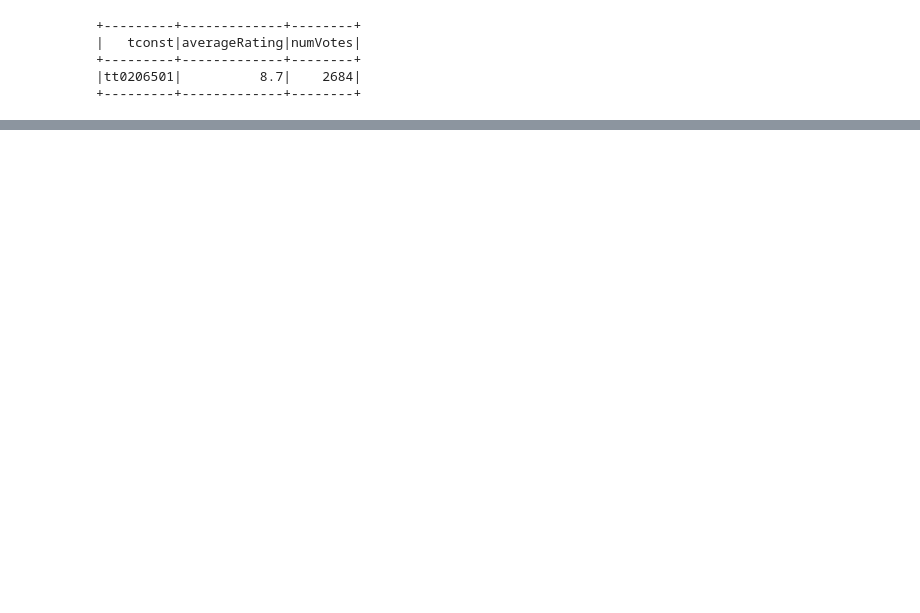
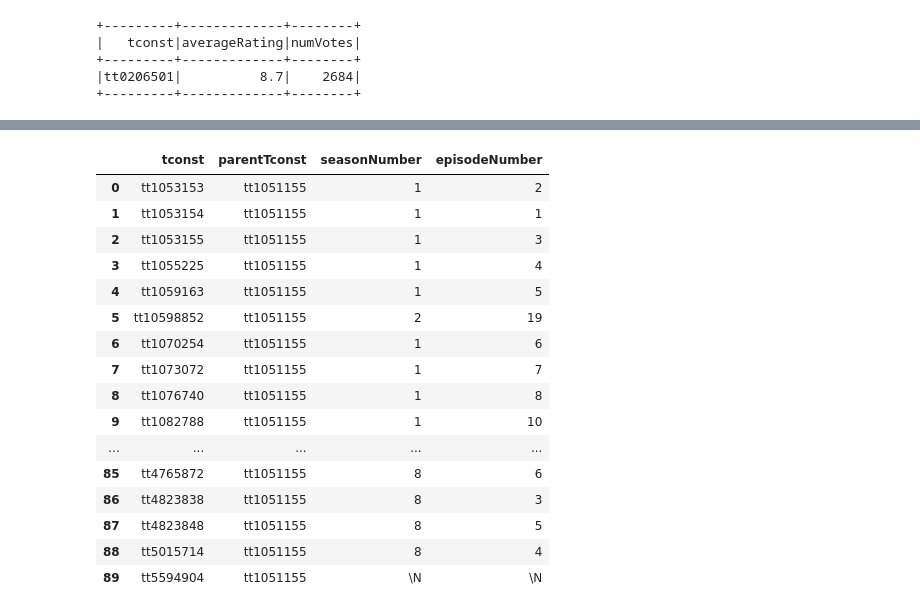
Before and after one commit to vichShir/netflix-analysis, a Jupyter notebook: notebooks/Netflix_Analysis.ipynb, the cells around one changed output, grey strips where cells are left out. Drawn from its saved outputs; the diff is of its cells as text; code cells hidden in the pictures; blank space fills up the shorter version.

```diff
--- a/notebooks/Netflix_Analysis.ipynb
+++ b/notebooks/Netflix_Analysis.ipynb
@@ -664,0 +600,21 @@ WHERE r.tconst = 'tt12930534' \
+# %%
+episode_df.registerTempTable("episode_df")
+spark.sql("SELECT * FROM episode_df WHERE parentTconst = 'tt1051155'").toPandas()
+# %% [output]
+|  | tconst | parentTconst | seasonNumber | episodeNumber |
+| 0 | tt1053153 | tt1051155 | 1 | 2 |
+| 1 | tt1053154 | tt1051155 | 1 | 1 |
+| 2 | tt1053155 | tt1051155 | 1 | 3 |
+| 3 | tt1055225 | tt1051155 | 1 | 4 |
+| 4 | tt1059163 | tt1051155 | 1 | 5 |
+| 5 | tt10598852 | tt1051155 | 2 | 19 |
+| 6 | tt1070254 | tt1051155 | 1 | 6 |
+| 7 | tt1073072 | tt1051155 | 1 | 7 |
+| 8 | tt1076740 | tt1051155 | 1 | 8 |
+| 9 | tt1082788 | tt1051155 | 1 | 10 |
+| ... | ... | ... | ... | ... |
+| 85 | tt4765872 | tt1051155 | 8 | 6 |
+| 86 | tt4823838 | tt1051155 | 8 | 3 |
+| 87 | tt4823848 | tt1051155 | 8 | 5 |
+| 88 | tt5015714 | tt1051155 | 8 | 4 |
+| 89 | tt5594904 | tt1051155 | \N | \N |
```
Also changed, not shown: parts of 16 cells of this notebook, 1 other file.
